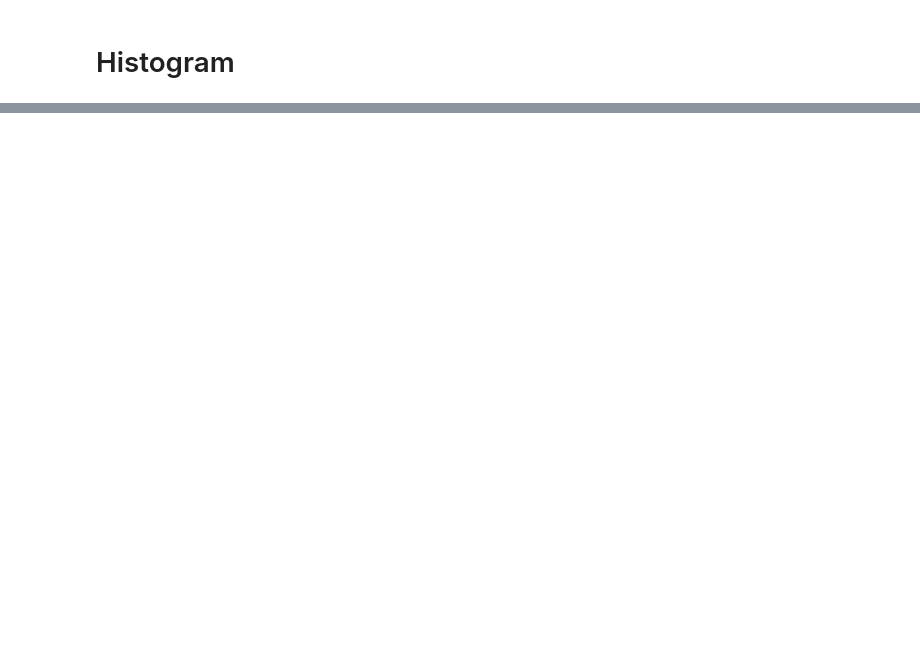
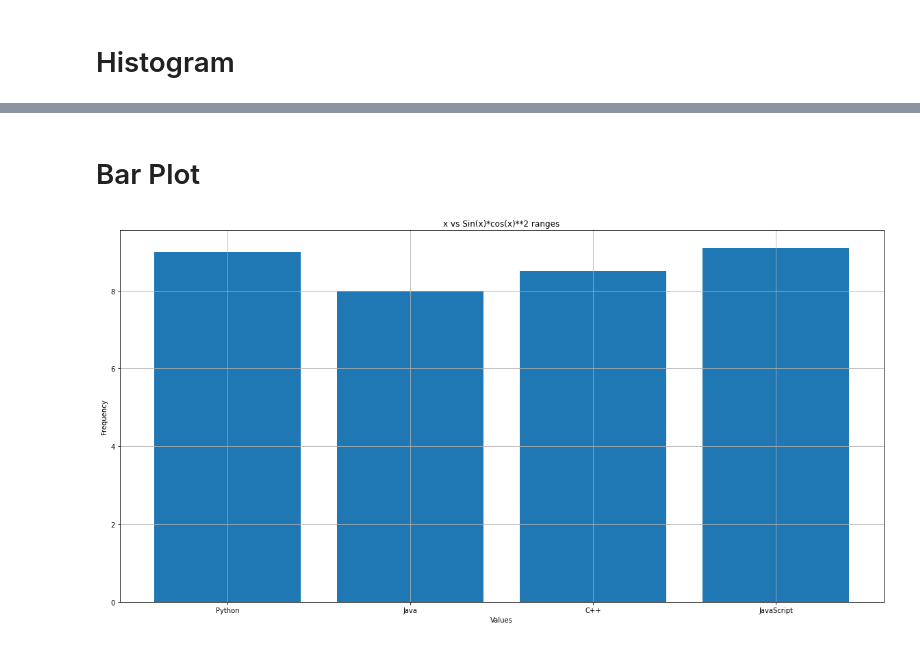
Before and after one commit to Swagata04/MLDS, a Jupyter notebook: HRV/DataScience/Dtavisualisation/dataviz.ipynb, the cells around one changed output, grey strips where cells are left out. Drawn from its saved outputs; the diff is of its cells as text; code cells hidden in the pictures; blank space fills up the shorter version.

```diff
--- a/HRV/DataScience/Dtavisualisation/dataviz.ipynb
+++ b/HRV/DataScience/Dtavisualisation/dataviz.ipynb
@@ -33,0 +36,12 @@ plt.show()
+# %% [markdown]
+# Bar Plot
+# %%
+plt.figure(1, figsize=(20, 10))
+plt.bar(['Python', 'Java','C++', 'JavaScript'],[9.0, 8.0, 8.5, 9.1])
+plt.xlabel("Values")
+plt.ylabel("Frequency")
+plt.grid(True)
+plt.title("x vs Sin(x)*cos(x)**2 ranges")
+plt.show()
+# %% [output]
+[figure, added]
```
Also changed, not shown: parts of 10 cells of this notebook, 3 other files.
